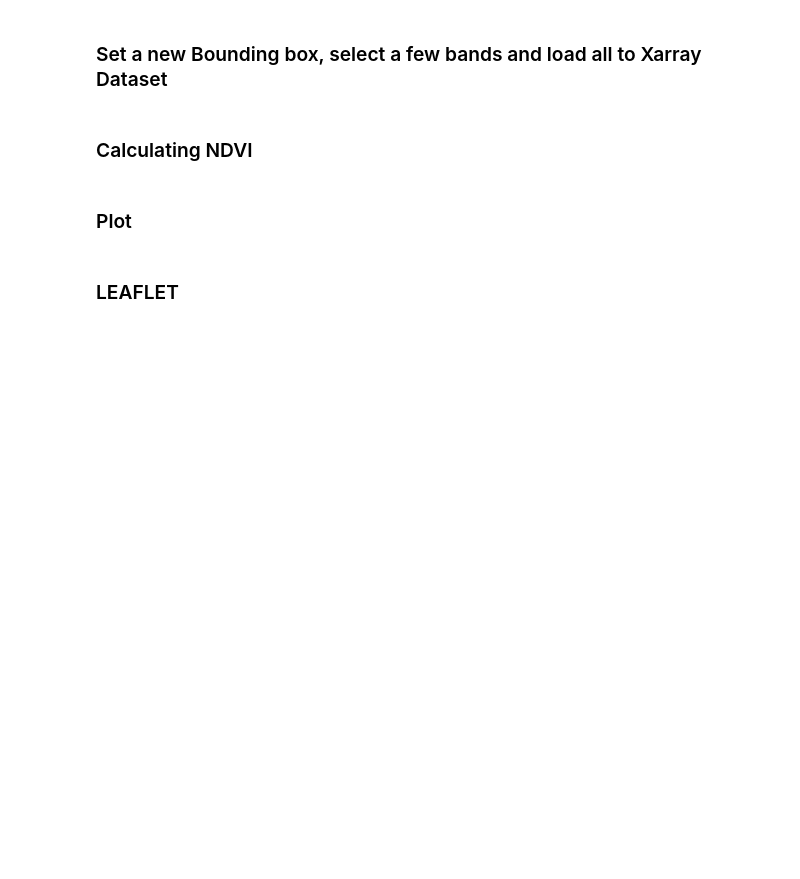
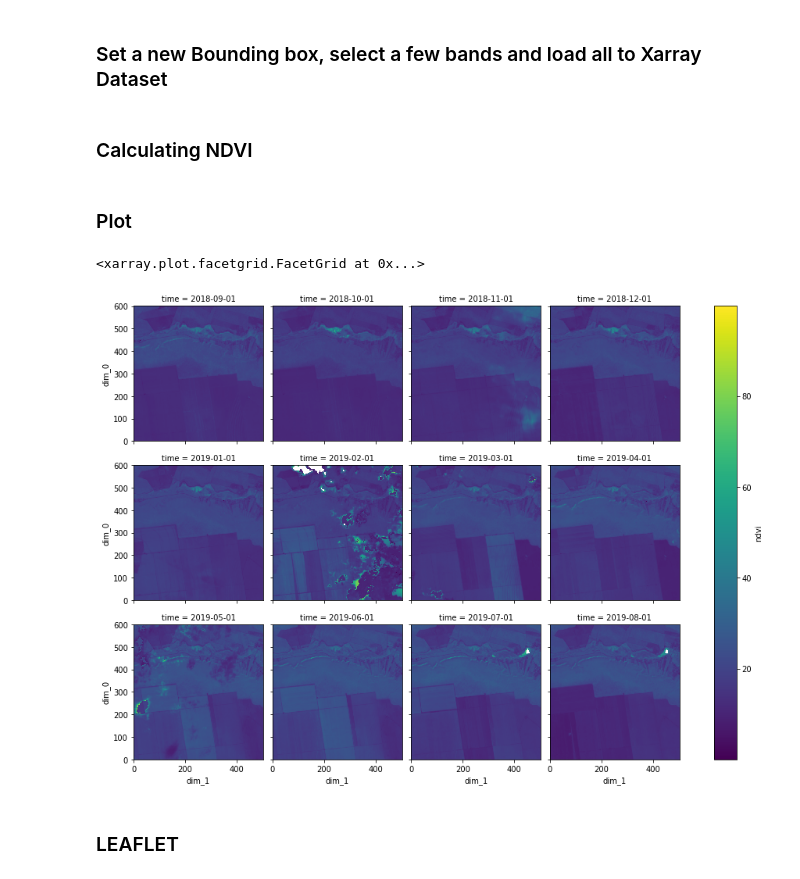
Before and after one commit to OldLipe/example-notebooks, a Jupyter notebook: access_bdc_cubes.ipynb, the cells around one changed output. Cells and saved outputs as stored; diff of their text form; code cells hidden in the pictures; blank space fills up the shorter version.

Commit message:
change on xarray functions and addition of plot example

```diff
--- a/access_bdc_cubes.ipynb
+++ b/access_bdc_cubes.ipynb
@@ -127,30 +178,42 @@ def file_to_da(filename, bbox):
     #da = xarray.open_rasterio(img)
 
     match = re.findall(r'\d{4}-\d{2}-\d{2}', filename)[-1]
+
+    pandas.to_datetime(match)
+
     da.coords['time'] = match
 
     return da
 
-def img2xarray(band, bbox):
+def img2xarray(cube, band, bbox):
     links = cube[band]
+    links.sort()
+    dataset = xarray.Dataset()
+
     #load bands to xarray dataset
     list_of_data_arrays=[file_to_da(link, bbox) for link in links]
 
-    combined = xarray.concat(list_of_data_arrays, dim='time')
+    dataset[band] = xarray.concat(list_of_data_arrays, dim='time')
 
-    return combined
+    return dataset
+
+def cube2xarray(cube_info,list_bands,bbox):
+
+    xray_dataset = [img2xarray(cube_info,band, bbox) for band in list_bands]
+
+    cube_dataset = xarray.merge(xray_dataset)
+
+    return cube_dataset
 # %% [markdown]
 ### Set a new Bounding box, select a few bands and load all to Xarray Dataset
 # %%
 w = -45.9
-n = -12.6
-e = -45.8
+n = -12.65
+e = -45.85
 s = -12.7
 bbox = ( (w,e), (s,n) )
 my_bands = ( 'red', 'nir' )
 
-cube_info = my_cube['2018-09-01/2019-08-01']['tiles']['089098']['bands']
+cubeset = my_cube['2018-09-01/2019-08-01']['tiles']['089098']['bands']
 
-xray_dataset = [img2xarray(band, bbox) for band in my_bands]
-
-cube_dataset = xarray.concat(xray_dataset, dim = 'bands')
+bdc_xray = cube2xarray(cubeset,my_bands,bbox)
@@ -159,7 +220,14 @@ cube_dataset
 # %% [markdown]
 ### Calculating NDVI
+# %%
+bdc_xray['ndvi'] = (bdc_xray['red'] - bdc_xray['nir']) / (bdc_xray['red'] + bdc_xray['nir'])
 # %% [markdown]
 ### Plot
+# %%
+bdc_xray.ndvi.plot(col='time',cmap='viridis',col_wrap=4)
+# %% [output]
+<xarray.plot.facetgrid.FacetGrid at 0x...>
+[figure, added]
 # %% [markdown]
 ### LEAFLET
 # %%
```
Also changed, not shown: parts of 6 cells of this notebook.
